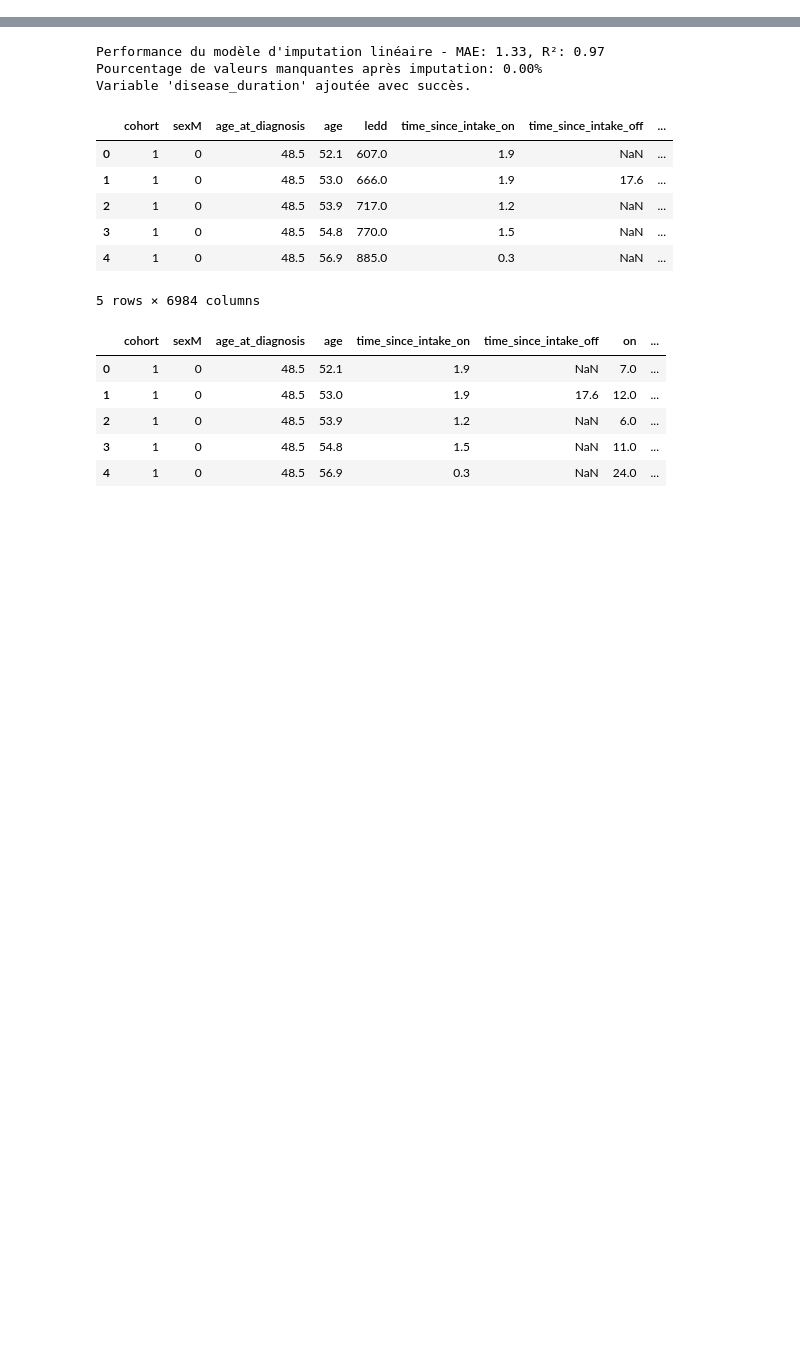
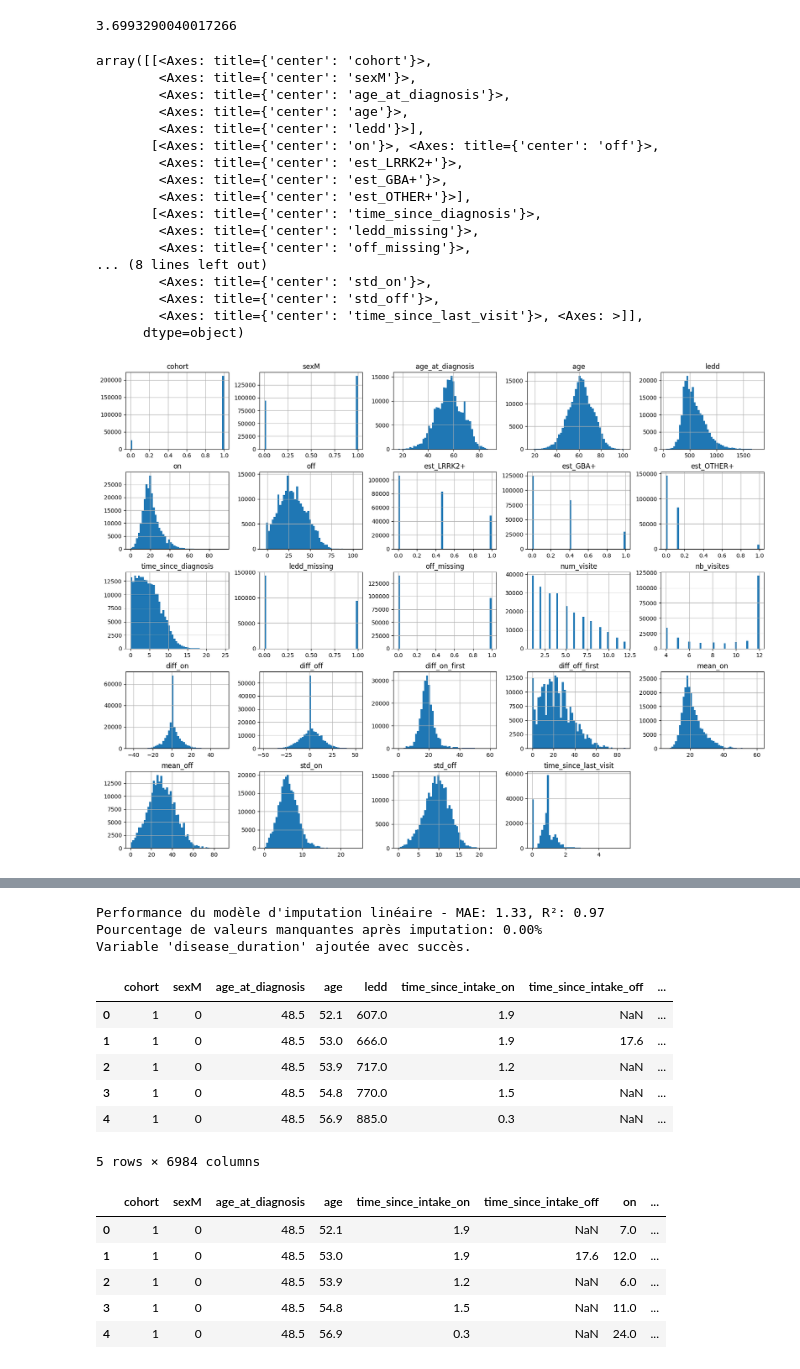
Before and after one commit to encoreunpseudo/ParkinsonScorePrediction, a Jupyter notebook: preprocess/prediction_on.ipynb, the cells around one changed output, grey strips where cells are left out. Drawn from its saved outputs; the diff is of its cells as text; code cells hidden in the pictures; blank space fills up the shorter version.

```diff
--- a/preprocess/prediction_on.ipynb
+++ b/preprocess/prediction_on.ipynb
@@ -7,4 +22,0 @@ data = pd.read_csv('data/X_train_6ZIKlTY.csv')
-# %%
-X=data.drop(['on','off'],axis=1)
-y=pd.DataFrame(data['on'])
-X
@@ -33,0 +272,30 @@ X.head()
+# %%
+y_pred = model3.predict(X_clean_val)
+# rmse
+np.sqrt(mean_squared_error(y_clean_val, y_pred))
+# %% [output]
+3.6993290040017266
+# %%
+new_X_train=X.iloc[index_closest.values.flatten()]
+new_y_train=y.iloc[index_closest.values.flatten()]
+# %%
+new_X_train.hist(bins=50, figsize=(20,15))
+# %% [output]
+array([[<Axes: title={'center': 'cohort'}>,
+        <Axes: title={'center': 'sexM'}>,
+        <Axes: title={'center': 'age_at_diagnosis'}>,
+        <Axes: title={'center': 'age'}>,
+        <Axes: title={'center': 'ledd'}>],
+       [<Axes: title={'center': 'on'}>, <Axes: title={'center': 'off'}>,
+        <Axes: title={'center': 'est_LRRK2+'}>,
+        <Axes: title={'center': 'est_GBA+'}>,
+        <Axes: title={'center': 'est_OTHER+'}>],
+       [<Axes: title={'center': 'time_since_diagnosis'}>,
+        <Axes: title={'center': 'ledd_missing'}>,
+        <Axes: title={'center': 'off_missing'}>,
+... (8 lines left out)
+        <Axes: title={'center': 'std_on'}>,
+        <Axes: title={'center': 'std_off'}>,
+        <Axes: title={'center': 'time_since_last_visit'}>, <Axes: >]],
+      dtype=object)
+[figure, added]
```
Also changed, not shown: parts of 38 cells of this notebook, 4 other files.
